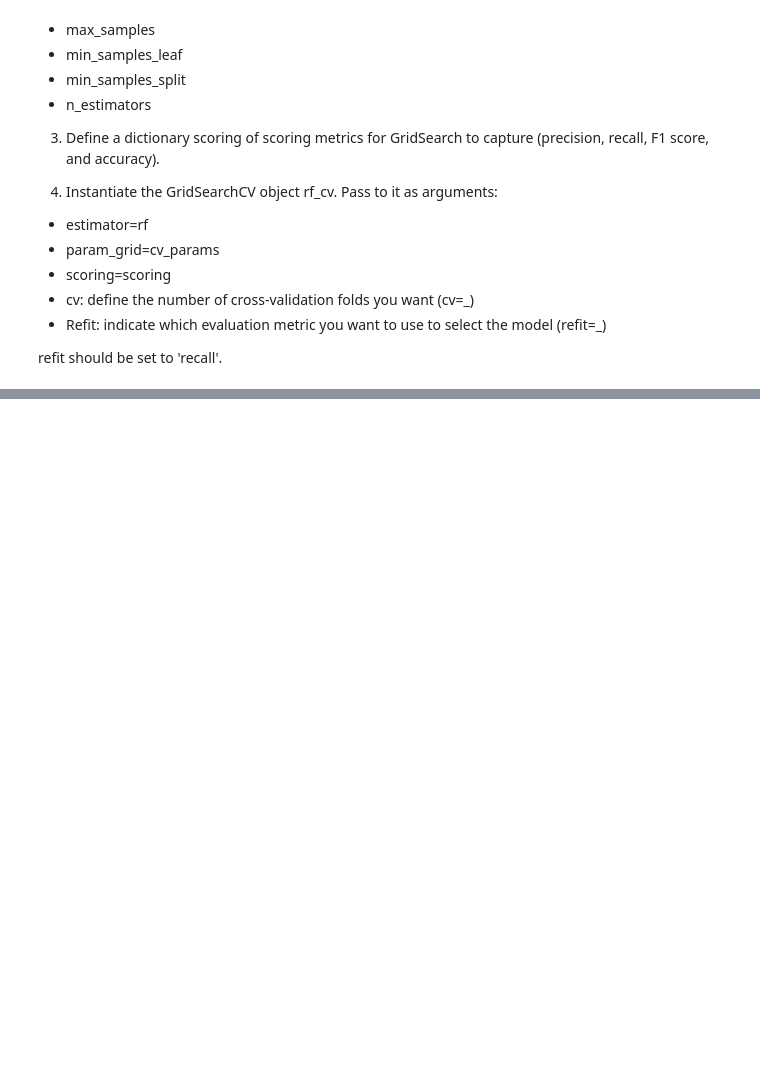
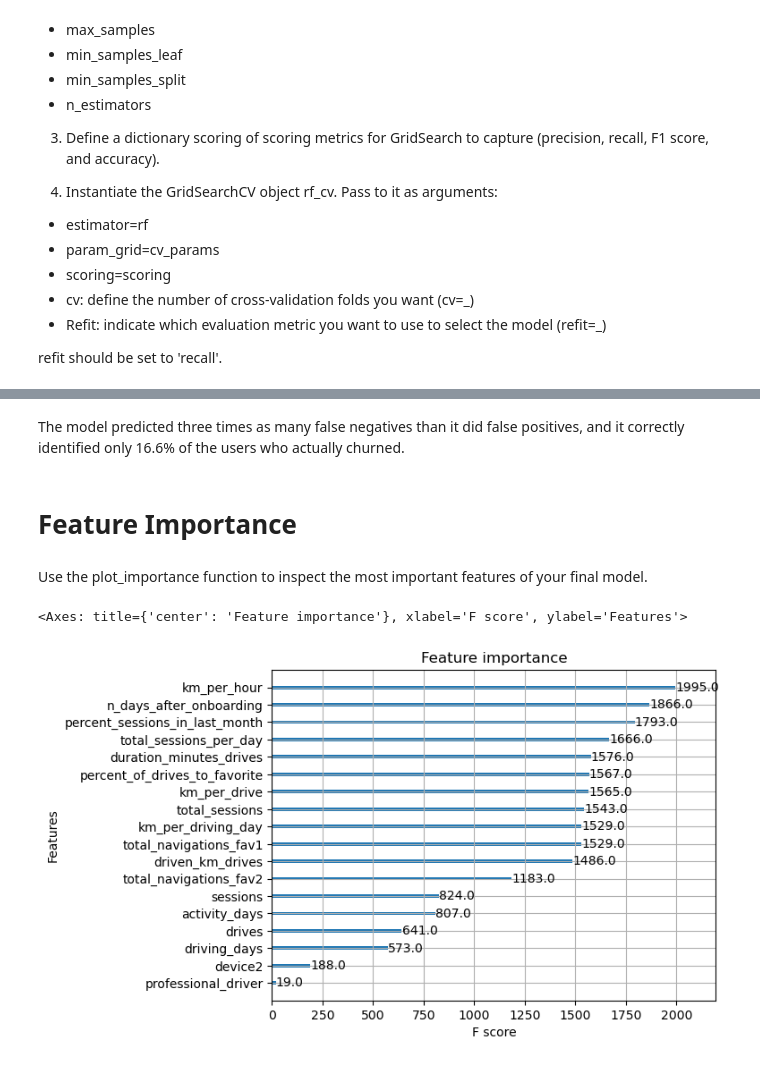
Before and after one commit to dvlanl/predicting_waze_customer_churn, a Jupyter notebook: build_machine_learning_model.ipynb, the cells around one changed output, grey strips where cells are left out. Cells and saved outputs as stored; diff of their text form; code cells hidden in the pictures; blank space fills up the shorter version.

```diff
--- a/build_machine_learning_model.ipynb
+++ b/build_machine_learning_model.ipynb
@@ -385,0 +644,11 @@ AttributeError: 'GridSearchCV' object has no attribute 'best_score_'
+# %% [markdown]
+The model predicted three times as many false negatives than it did false positives, and it correctly identified only 16.6% of the users who actually churned.
+# %% [markdown]
+# Feature Importance
+# %% [markdown]
+Use the plot_importance function to inspect the most important features of your final model.
+# %%
+plot_importance(xgb_cv.best_estimator_)
+# %% [output]
+<Axes: title={'center': 'Feature importance'}, xlabel='F score', ylabel='Features'>
+[figure, added]
```
Also changed, not shown: parts of 51 cells of this notebook.
